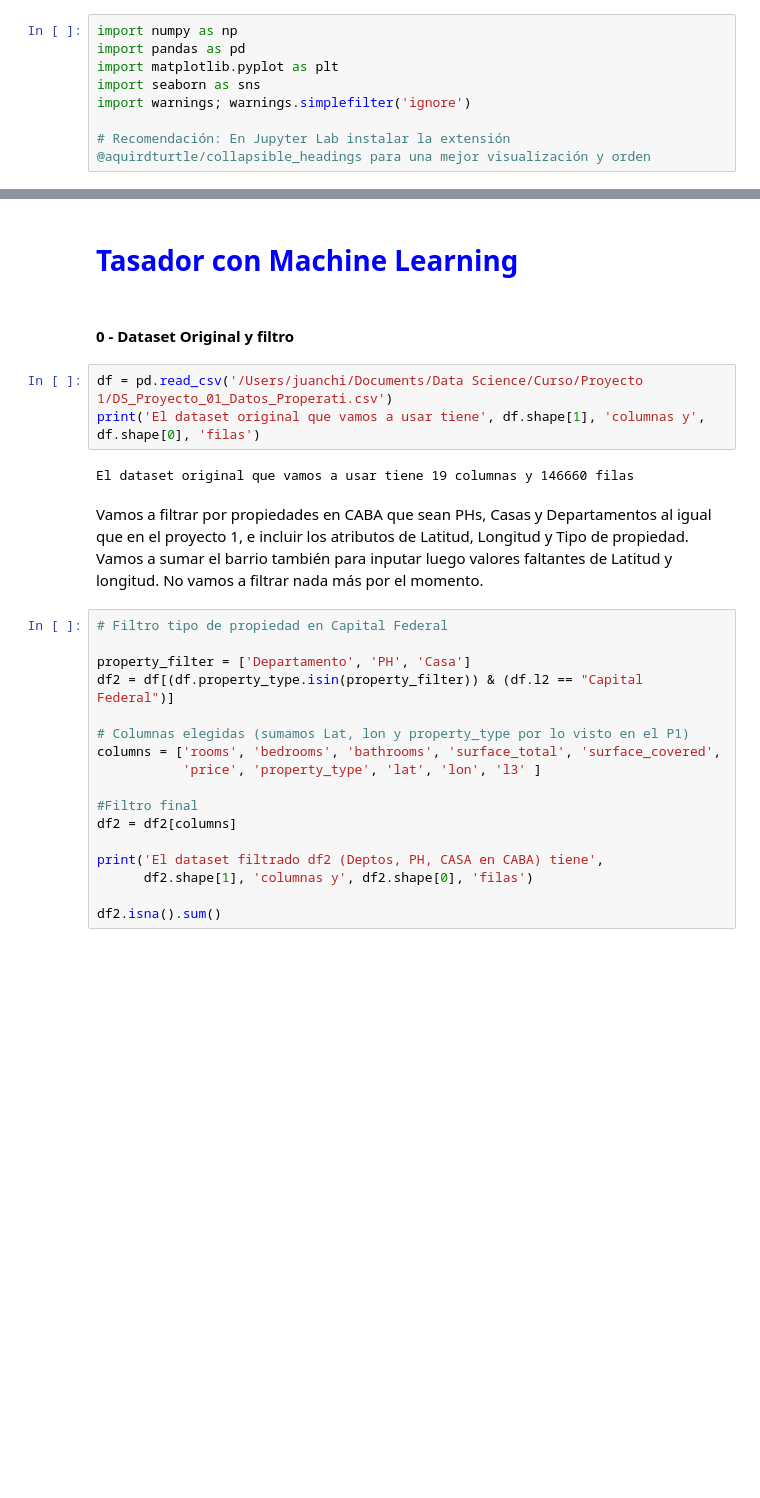
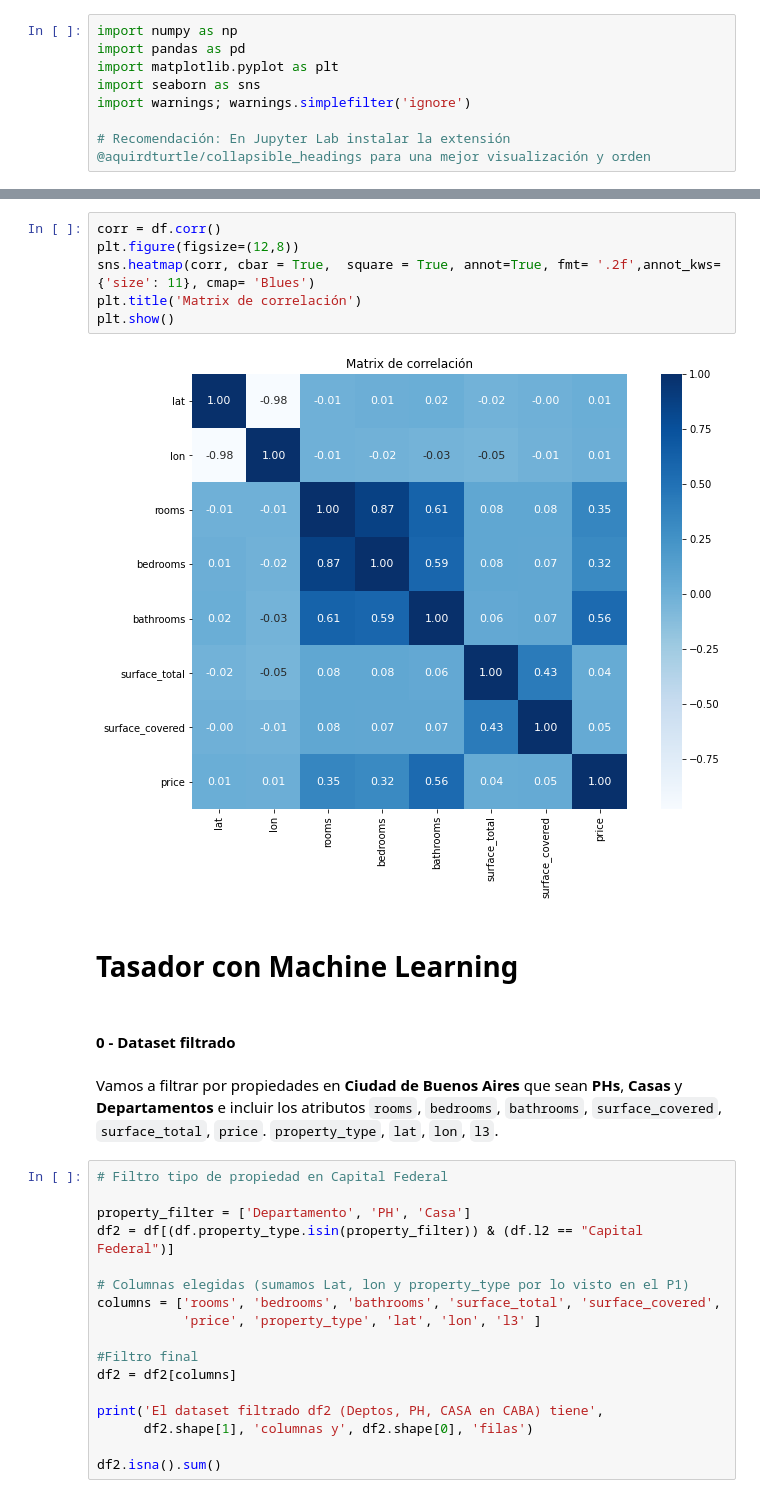
Before and after one commit to joaquinmenendez/Tasador, a Jupyter notebook: PyDay_Proyecto.ipynb, the cells around one changed output, grey strips where cells are left out. Drawn from its saved outputs; the diff is of its cells as text; blank space fills up the shorter version.

```diff
--- a/PyDay_Proyecto.ipynb
+++ b/PyDay_Proyecto.ipynb
@@ -11,14 +67,17 @@ __IMPORTANTE__: Simplifiqué los pasos del proyecto 1 a modo de poder tener un n
+# %%
+corr = df.corr()
+plt.figure(figsize=(12,8))
+sns.heatmap(corr, cbar = True,  square = True, annot=True, fmt= '.2f',annot_kws={'size': 11}, cmap= 'Blues')
+plt.title('Matrix de correlación')
+plt.show()
+# %% [output]
+[figure, added]
 # %% [markdown]
-# <font color=Blue>__Tasador con Machine Learning__</font>
+# __Tasador con Machine Learning__
 # %% [markdown]
-#### __0 - Dataset Original y filtro__
+#### __0 - Dataset filtrado__
-# %%
-df = pd.read_csv('/Users/juanchi/Documents/Data Science/Curso/Proyecto 1/DS_Proyecto_01_Datos_Properati.csv')
-print('El dataset original que vamos a usar tiene', df.shape[1], 'columnas y', df.shape[0], 'filas')
-# %% [output]
-El dataset original que vamos a usar tiene 19 columnas y 146660 filas
-# %% [markdown]
-Vamos a filtrar por propiedades en CABA que sean PHs, Casas y Departamentos al igual que en el proyecto 1, e incluir los atributos de Latitud, Longitud y Tipo de propiedad. Vamos a sumar el barrio también para inputar luego valores faltantes de Latitud y longitud. No vamos a filtrar nada más por el momento.
+# %% [markdown]
+Vamos a filtrar por propiedades en __Ciudad de Buenos Aires__ que sean __PHs__, __Casas__ y __Departamentos__ e incluir los atributos `rooms`, `bedrooms`, `bathrooms`, `surface_covered`, `surface_total`, `price`. `property_type`, `lat`, `lon`, `l3`.
 # %%
 # Filtro tipo de propiedad en Capital Federal
 
```
Also changed, not shown: parts of 32 cells of this notebook, 3 other files.
